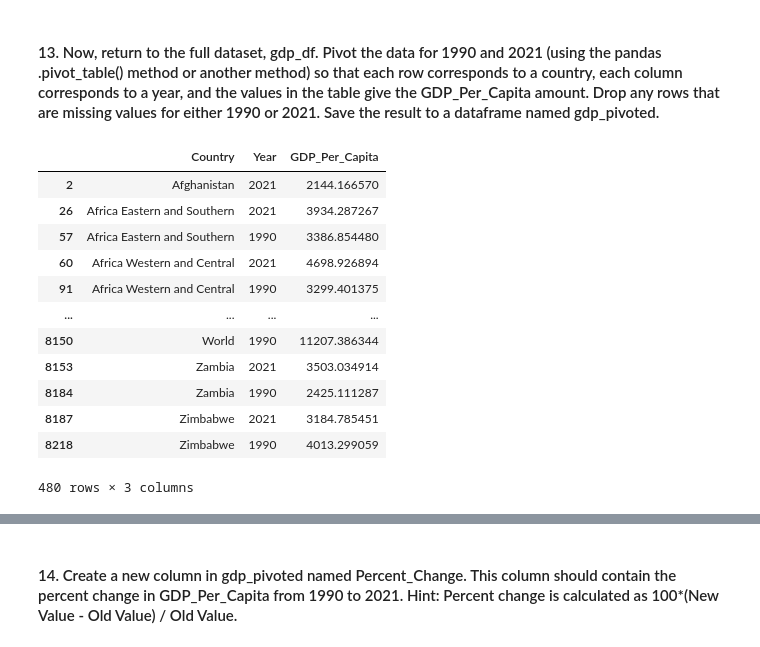
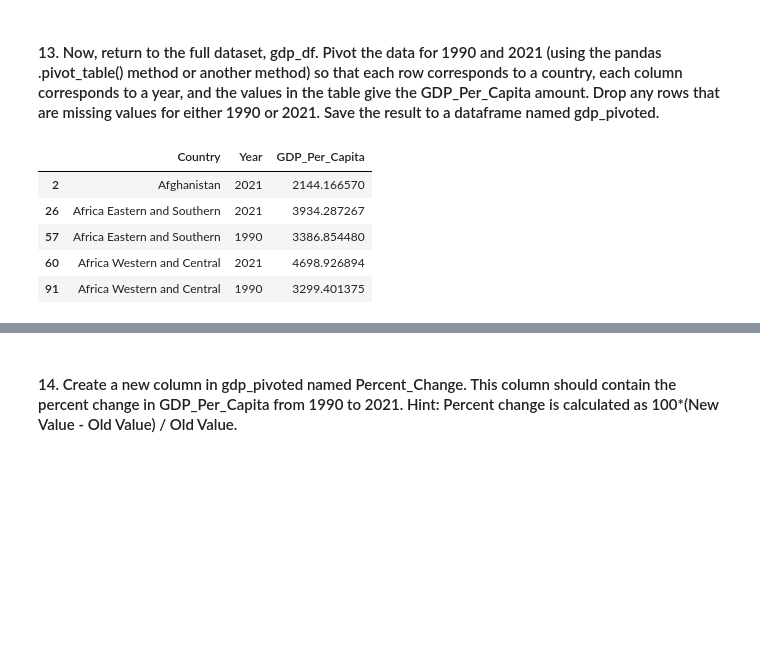
Before and after one commit to nss-data-science-cohort-9/un-exploration-catdgomez, a Jupyter notebook: notebooks/UN_Data_Exploration.ipynb, the cells around one changed output, grey strips where cells are left out. Cells and saved outputs as stored; diff of their text form; code cells hidden in the pictures; blank space fills up the shorter version.

```diff
--- a/notebooks/UN_Data_Exploration.ipynb
+++ b/notebooks/UN_Data_Exploration.ipynb
@@ -339,19 +339,12 @@ gdp_2021.nsmallest(5, 'GDP_Per_Capita') # a way to view the bottom 5 countries o
 # %% [markdown]
 #### 13. Now, return to the full dataset, gdp_df. Pivot the data for 1990 and 2021 (using the pandas .pivot_table() method or another method) so that each row corresponds to a country, each column corresponds to a year, and the values in the table give the GDP_Per_Capita amount. Drop any rows that are missing values for either 1990 or 2021. Save the result to a dataframe named gdp_pivoted.
 # %%
-gdp_drop_footnotes.loc[(gdp_drop_footnotes['Year']==1990) | (gdp_drop_footnotes['Year']==2021)]
+gdp_df.loc[(gdp_df['Year']==1990) | (gdp_df['Year']==2021)].head() # testing to see how many rows would be present in 1990 and 2021
 # %% [output]
 |  | Country | Year | GDP_Per_Capita |
 | 2 | Afghanistan | 2021 | 2144.166570 |
 | 26 | Africa Eastern and Southern | 2021 | 3934.287267 |
 | 57 | Africa Eastern and Southern | 1990 | 3386.854480 |
 | 60 | Africa Western and Central | 2021 | 4698.926894 |
 | 91 | Africa Western and Central | 1990 | 3299.401375 |
-| ... | ... | ... | ... |
-| 8150 | World | 1990 | 11207.386344 |
-| 8153 | Zambia | 2021 | 3503.034914 |
-| 8184 | Zambia | 1990 | 2425.111287 |
-| 8187 | Zimbabwe | 2021 | 3184.785451 |
-| 8218 | Zimbabwe | 1990 | 4013.299059 |
-480 rows × 3 columns
 # %%
```
Also changed, not shown: parts of 60 cells of this notebook.
